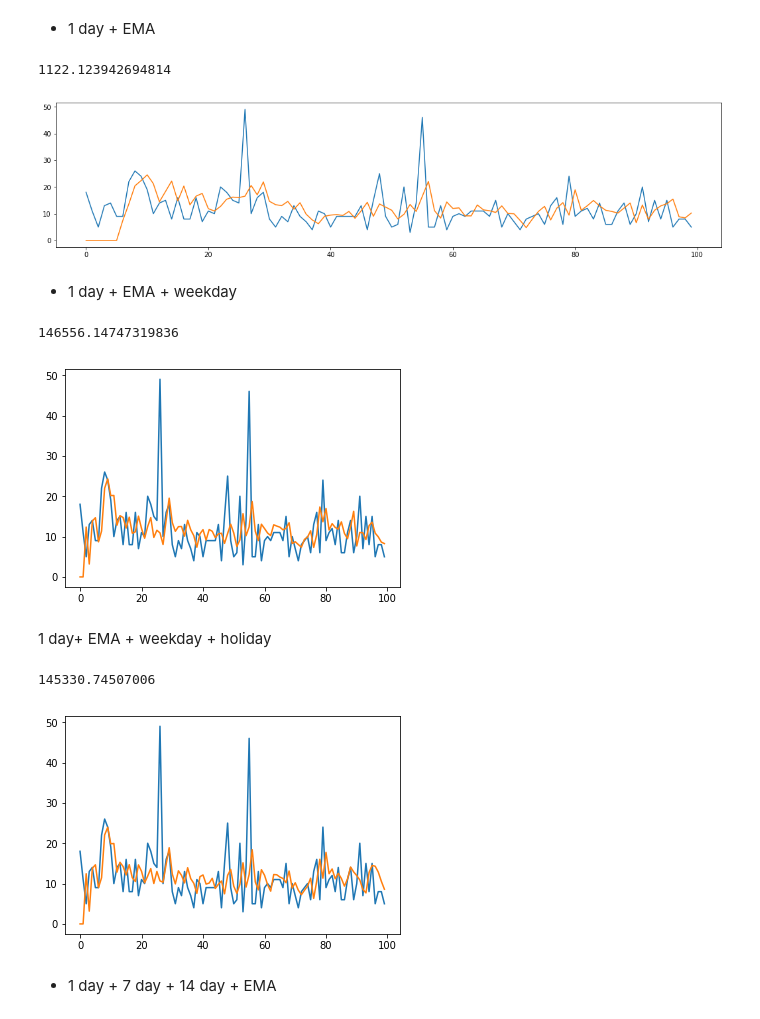
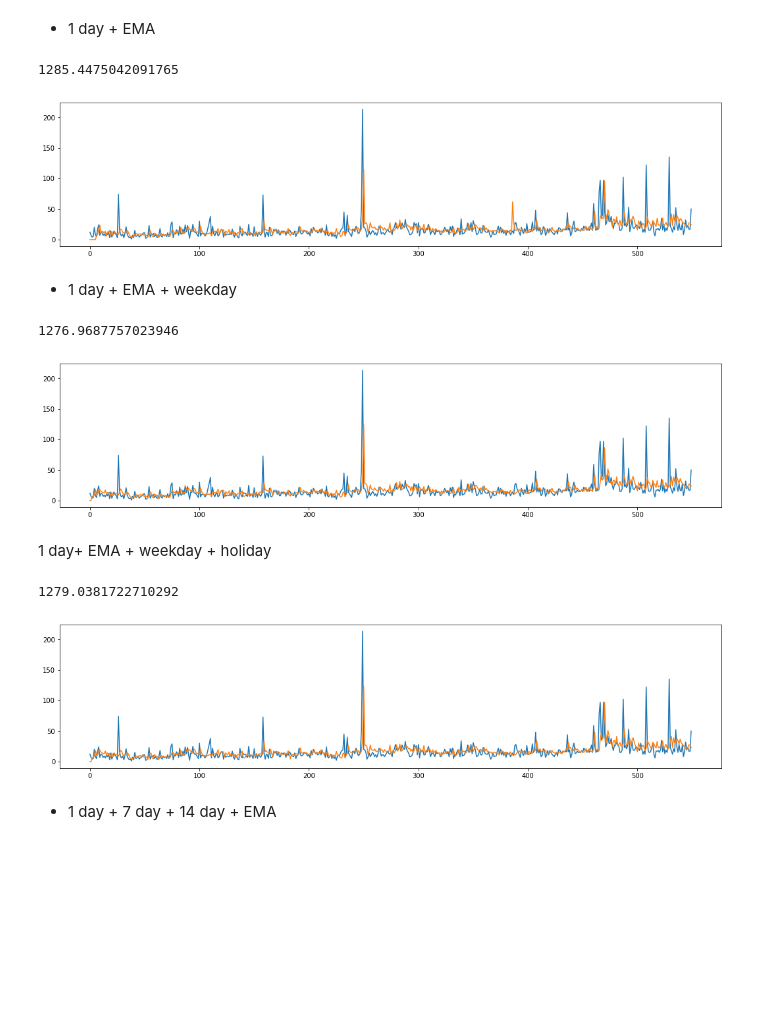
Before and after one commit to tavishcode/fyp, a Jupyter notebook: wiki_test2.ipynb, the cells around one changed output. Saved outputs shown, nothing was run; the diff lists cells and outputs as text; code cells hidden in the pictures; blank space fills up the shorter version.

```diff
--- a/wiki_test2.ipynb
+++ b/wiki_test2.ipynb
@@ -18,6 +18,7 @@ Using TensorFlow backend.
 # !pip install sklearn
 # %%
 content_type = 100
+predict_at = 100
 df = pd.read_csv('train/train_1.csv',nrows=content_type) # 100 Content Type
 df = df.fillna(0)
 arr = df.values[:,1:]
@@ -81,46 +82,46 @@ for r, window in enumerate(windows):
         p = model.predict(x).flatten()
         preds[:, i] = p
         model.fit(x, y, epochs=100, verbose=0)
-    print(mse(preds[:, 1:],arr[:, 1:]))
-    plt.plot(arr[0][:100])
-    plt.plot(preds[0][:100])
+    print(mse(preds[:, predict_at:],arr[:, predict_at:]))
+    plt.plot(arr[5][:])
+    plt.plot(preds[5][:])
 # %% [output]
-1122.123942694814
+1285.4475042091765
-[figure, old version]
+[figure, new version]
 # %% [markdown]
 - 1 day + EMA + weekday
 # %%
 exp_avg = None
 windows = [1]
 
 for r, window in enumerate(windows):
     preds = np.zeros((arr.shape[0], arr.shape[1]))
     model = Sequential()
     model.add(GRU(num_hidden_units))
     model.add(Dense(num_outputs))
     model.add(Activation('relu'))
     model.compile(optimizer='adam', loss='mean_squared_error')
     for w in range(window):
         preds[:, w] = 0
     for i in range(window, arr.shape[1]): # i -> timestep
         if exp_avg is None:
             exp_avg = arr[:, i-1]
         else:
             exp_avg = alpha*arr[:, i-1] + (1-alpha)*exp_avg
         x = scale(np.concatenate((np.copy(arr[:, i-1 : i]), exp_avg.reshape(-1,1),weekday_data[i]*np.ones(arr.shape[0],dtype=int).reshape(-1,1)), axis=1).astype(float)).reshape(-1, 1, 3)
         y = np.copy(arr[:, i]).reshape(-1, 1)
         for k in range(1):
             x[:, k, :] = scale(x[:, k, :])
         p = model.predict(x).flatten()
         preds[:, i] = p
         model.fit(x, y, epochs=100, verbose=0)
 #         week += 1
-    print(mse(preds[:, 1:],arr[:, 1:]))
-    plt.plot(arr[0][:100])
-    plt.plot(preds[0][:100])
+    print(mse(preds[:, predict_at:],arr[:, predict_at:]))
+    plt.plot(arr[5][:])
+    plt.plot(preds[5][:])
 # %% [output]
-146556.14747319836
+1276.9687757023946
-[figure, old version]
+[figure, new version]
 # %% [markdown]
 1 day+ EMA + weekday + holiday
 # %%
@@ -153,12 +154,12 @@ for r, window in enumerate(windows):
         p = model.predict(x).flatten()
         preds[:, i] = p
         model.fit(x, y, epochs=100, verbose=0)
-    print(mse(preds[:, 1:],arr[:, 1:]))
-    plt.plot(arr[0][:100])
-    plt.plot(preds[0][:100])
+    print(mse(preds[:, predict_at:],arr[:, predict_at:]))
+    plt.plot(arr[5][:])
+    plt.plot(preds[5][:])
 # %% [output]
-145330.74507006
+1279.0381722710292
-[figure, old version]
+[figure, new version]
 # %% [markdown]
 - 1 day + 7 day + 14 day + EMA
 # %%
```
Also changed, not shown: parts of 5 cells of this notebook.
